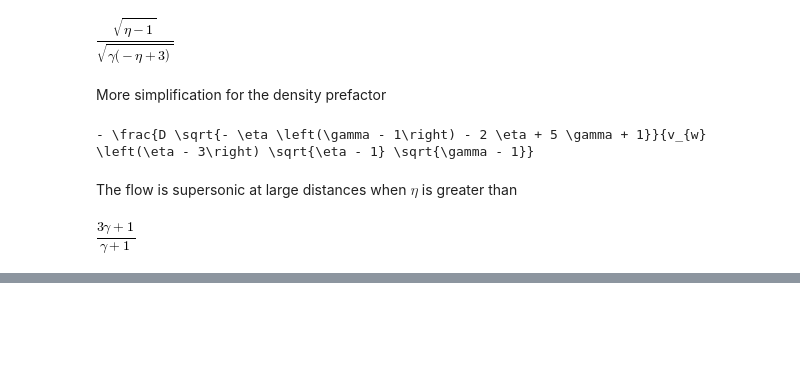
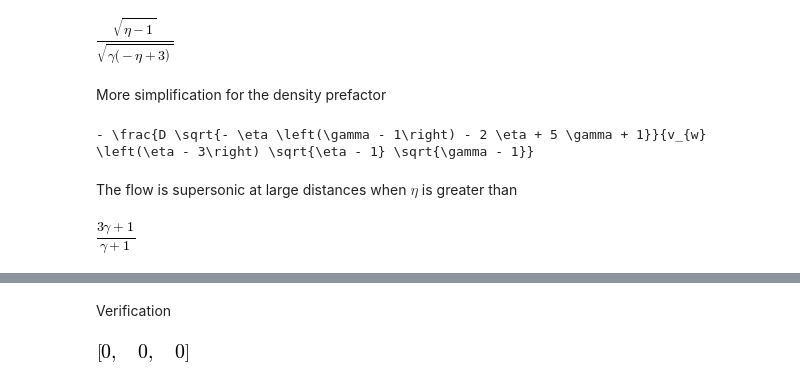
Before and after one commit to bolverk/generalised_bondi, a Jupyter notebook: generalised_bondi_point_mass.ipynb, the cells around one changed output, grey strips where cells are left out. Saved outputs shown, nothing was run; the diff lists cells and outputs as text; code cells hidden in the pictures; blank space fills up the shorter version.

```diff
--- a/generalised_bondi_point_mass.ipynb
+++ b/generalised_bondi_point_mass.ipynb
@@ -255,0 +296,15 @@ sympy.solve(asymptotic_mach_number-1,eta)[0]
+# %% [markdown]
+Verification
+# %%
+temp = [dimles_mass_conservation,dimles_momentum_conservation,dimles_energy_conservation]
+temp = map(lambda eqn:eqn.subs(tilde_p(tilde_r),tilde_rho(tilde_r)*tilde_c(tilde_r)**2/gamma),temp)
+temp = map(lambda eqn:eqn.subs(tilde_c(tilde_r)**2,secular_c2),temp)
+temp = map(lambda eqn:eqn.subs(tilde_rho(tilde_r),secular_rho),temp)
+temp = map(lambda eqn:eqn.subs(tilde_u(tilde_r),secular_u),temp)
+temp = map(lambda eqn:eqn.subs({gamma:sympy.Rational(5,3),eta:sympy.Rational(5,2)}),temp)
+temp = map(lambda eqn:eqn.doit(),temp)
+temp = map(lambda eqn:eqn.lhs-eqn.rhs,temp)
+temp = map(lambda eqn:eqn.simplify(),temp)
+temp
+# %% [output]
+[figure, added]
```
Also changed, not shown: parts of 5 cells of this notebook.
